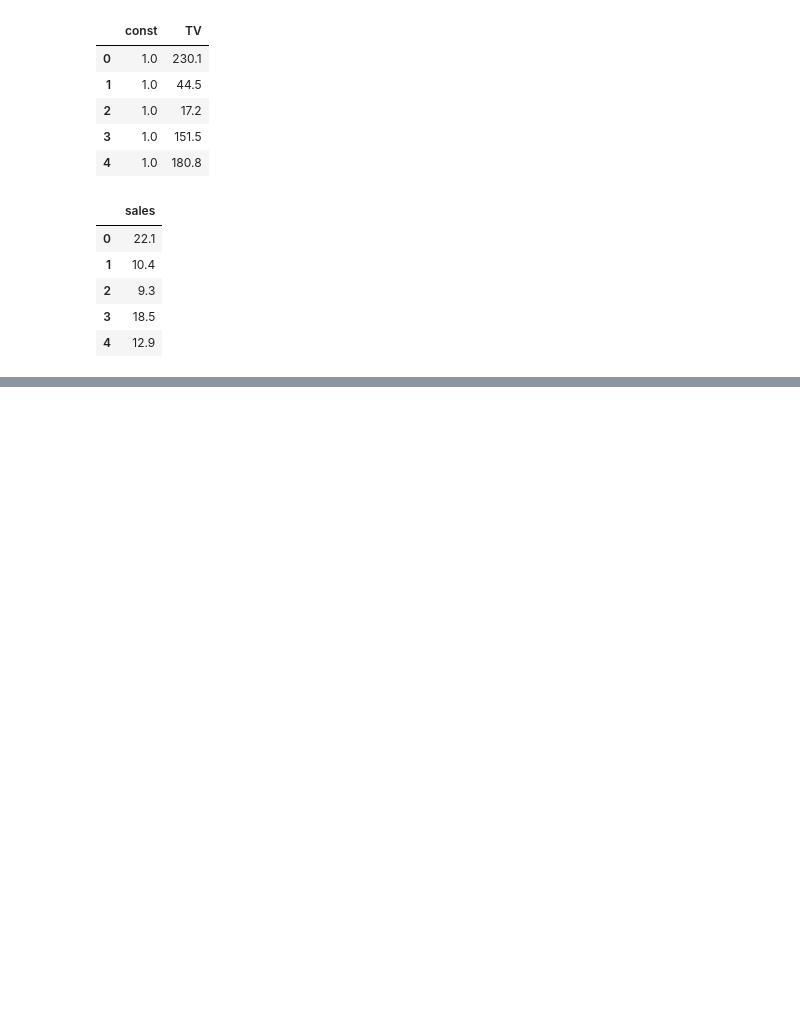
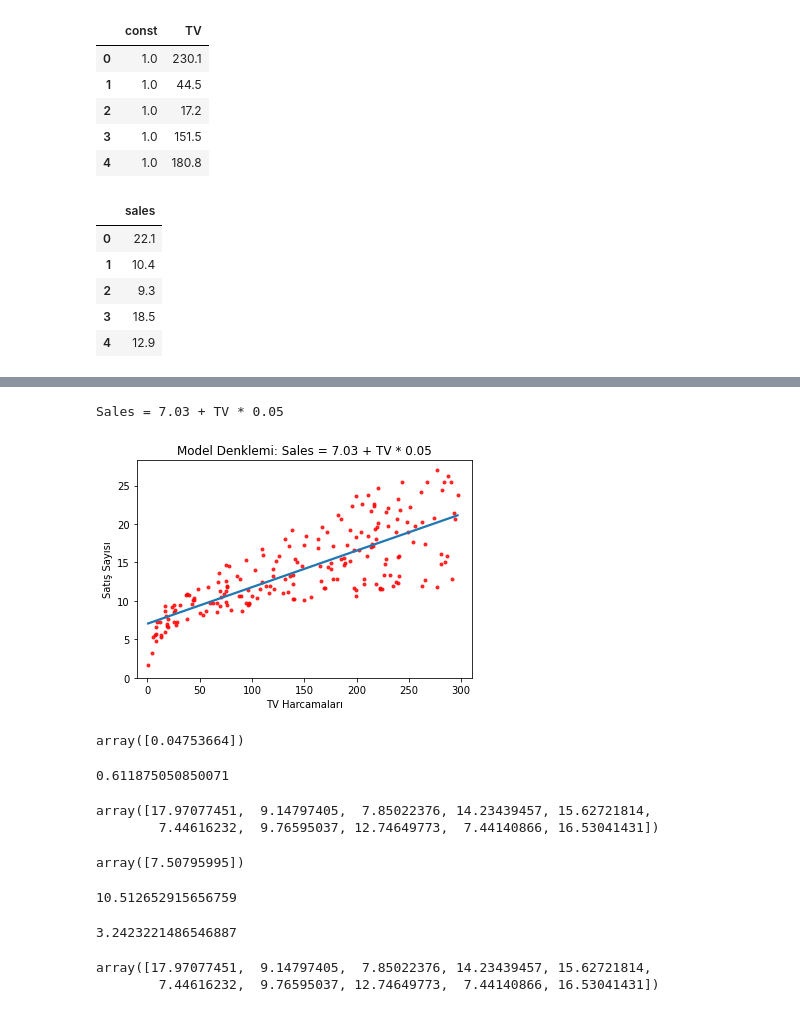
Before and after one commit to AlperenCicek/machine-learning, a Jupyter notebook: exercises/linearRegression.ipynb, the cells around one changed output, grey strips where cells are left out. Cells and saved outputs as stored; diff of their text form; code cells hidden in the pictures; blank space fills up the shorter version.

Commit message:
linearRegressionUpdate

```diff
--- a/exercises/linearRegression.ipynb
+++ b/exercises/linearRegression.ipynb
@@ -113,0 +184,37 @@ Warnings:
+# %%
+print("Sales = " + str("%.2f" % model.params[0]) + " + TV" + " * " + str("%.2f" % model.params[1]))
+# %% [output]
+Sales = 7.03 + TV * 0.05
+# %%
+g = sns.regplot(df[["TV"]], df[["sales"]], ci = None, scatter_kws = {'color':'r', 's':9})
+g.set_title("Model Denklemi: Sales = 7.03 + TV * 0.05")
+g.set_ylabel("Satış Sayısı")
+g.set_xlabel("TV Harcamaları")
+import matplotlib.pyplot as plt
+plt.xlim(-10, 310)
+plt.ylim(bottom = 0);
+# %% [output]
+[figure, added]
+# %%
+from sklearn.linear_model import LinearRegression
+X = df[["TV"]]
+y = df["sales"]
+reg = LinearRegression()
+model = reg.fit(X, y)
+model.intercept_
+model.coef_
+# %% [output]
+array([0.04753664])
+# %%
+model.score(X,y)
+# %% [output]
+0.611875050850071
+# %%
+model.predict(X)[0:10]
+# %% [output]
+array([17.97077451,  9.14797405,  7.85022376, 14.23439457, 15.62721814,
+        7.44616232,  9.76595037, 12.74649773,  7.44140866, 16.53041431])
+# %%
+model.predict([[10]])
+# %% [output]
+array([7.50795995])
@@ -113,0 +225,18 @@ Warnings:
+# %%
+lm = smf.ols("sales ~ TV", df)
+model = lm.fit()
+mse = mean_squared_error(y, model.fittedvalues)
+mse
+# %% [output]
+10.512652915656759
+# %%
+import numpy as np
+rmse = np.sqrt(mse)
+rmse
+# %% [output]
+3.2423221486546887
+# %%
+reg.predict(X)[0:10]
+# %% [output]
+array([17.97077451,  9.14797405,  7.85022376, 14.23439457, 15.62721814,
+        7.44616232,  9.76595037, 12.74649773,  7.44140866, 16.53041431])
```
Also changed, not shown: parts of 24 cells of this notebook.
